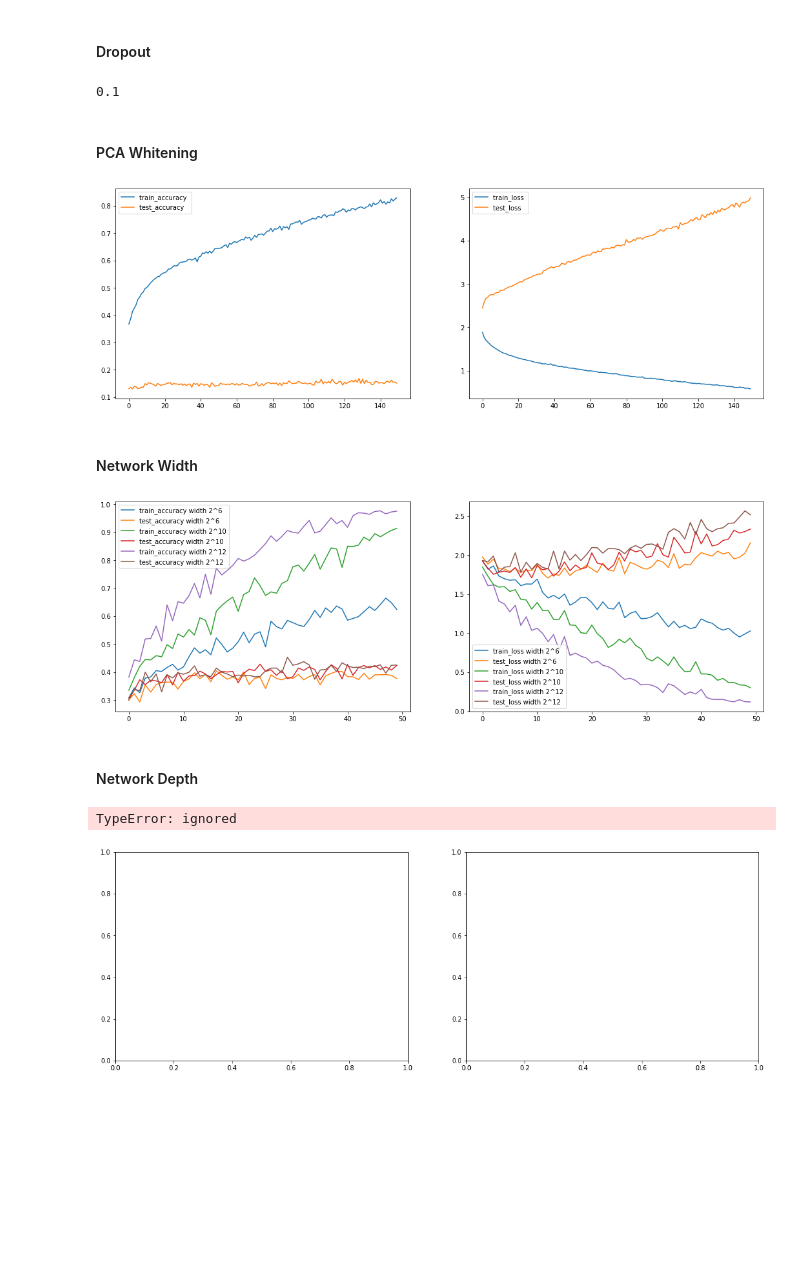
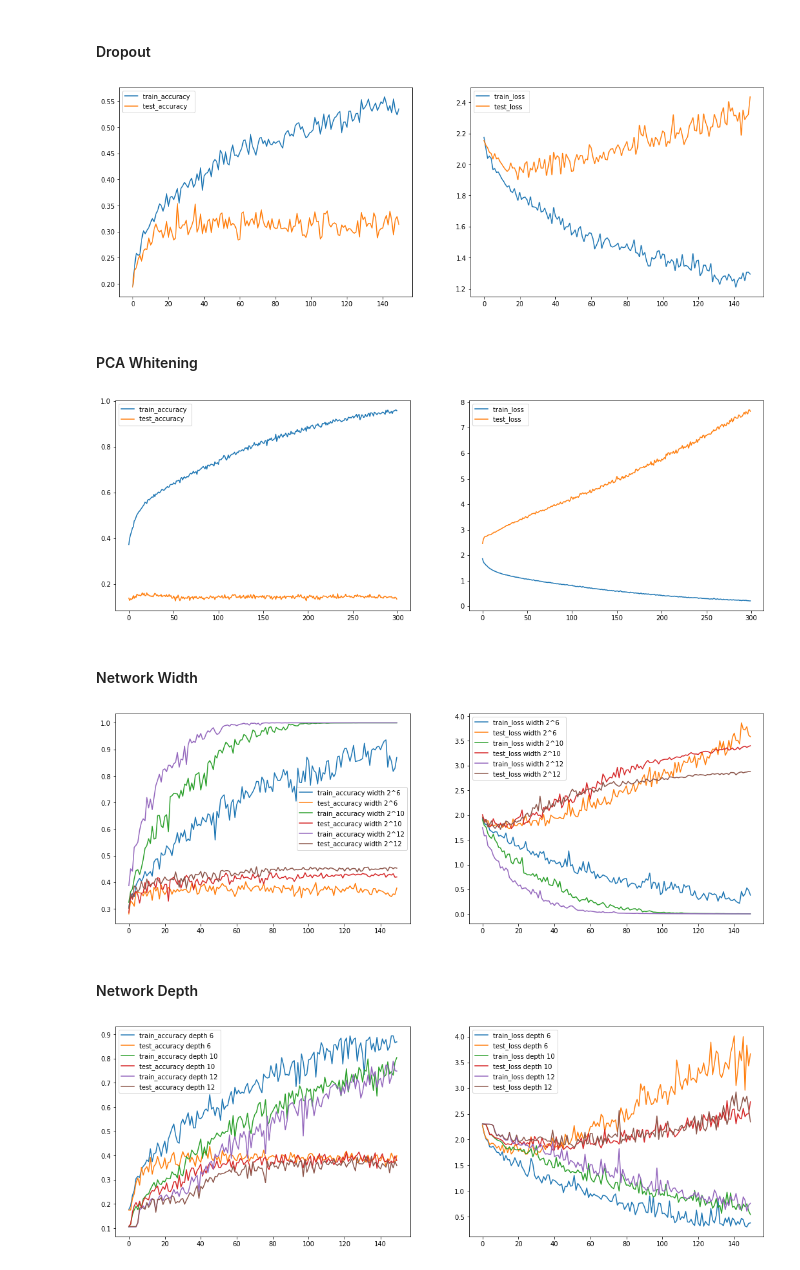
Before and after one commit to ItayShalit/Intro-to-Deep-Learning, a Jupyter notebook: Intro_to_DL_Assignment_1.ipynb, the cells around one changed output. Drawn from its saved outputs; the diff is of its cells as text; code cells hidden in the pictures; blank space fills up the shorter version.

```diff
--- a/Intro_to_DL_Assignment_1.ipynb
+++ b/Intro_to_DL_Assignment_1.ipynb
@@ -350,11 +350,9 @@ model = FFNeuralNetworkDropout().to(device)
 torch.nn.init.normal_(model.linear_relu_stack[0].weight, mean=0.0, std=best_configuration['init_std'])
 torch.nn.init.normal_(model.linear_relu_stack[3].weight, mean=0.0, std=best_configuration['init_std'])
 optimizer = torch.optim.SGD(model.parameters(), lr=best_configuration["learning rate"], momentum=best_configuration["momentum_param"])
-train_and_plot_results(trainloader, testloader, model, loss_fn, optimizer, 100, device)
+train_and_plot_results(trainloader, testloader, model, loss_fn, optimizer, 150, device)
+# %% [output]
+[figure, added]
-# %%
-best_configuration['init_std']
-# %% [output]
-0.1
 # %% [markdown]
 #### PCA Whitening
 # %%
@@ -400,9 +398,9 @@ model = FFNeuralNetworkPCA().to(device)
 torch.nn.init.normal_(model.linear_relu_stack[0].weight, mean=0.0, std=best_configuration['init_std'])
 torch.nn.init.normal_(model.linear_relu_stack[2].weight, mean=0.0, std=best_configuration['init_std'])
 optimizer = torch.optim.SGD(model.parameters(), lr=best_configuration["learning rate"], momentum=best_configuration["momentum_param"])
-train_and_plot_results(trainloader_pca, testloader_pca, model, loss_fn, optimizer, 150, device)
+train_and_plot_results(trainloader_pca, testloader_pca, model, loss_fn, optimizer, 300, device)
 # %% [output]
-[figure, old version]
+[figure, new version]
 # %% [markdown]
 #### Network Width
 # %%
@@ -437,11 +435,11 @@ for width in width_vals:
   torch.nn.init.normal_(model.linear_relu_stack[0].weight, mean=0.0, std=best_configuration['init_std'])
   torch.nn.init.normal_(model.linear_relu_stack[2].weight, mean=0.0, std=best_configuration['init_std'])
   optimizer = torch.optim.SGD(model.parameters(), lr=best_configuration["learning rate"], momentum=best_configuration["momentum_param"])
-  train_and_plot_results(trainloader, testloader, model, loss_fn, optimizer, epochs, device, figure = figure, plot_results = False, label_addition = f'width 2^{width}')
+  train_and_plot_results(trainloader, testloader, model, loss_fn, optimizer, 150, device, figure = figure, plot_results = False, label_addition = f'width 2^{width}')
 
 figure.show()
 # %% [output]
-[figure, old version]
+[figure, new version]
 # %% [markdown]
 #### Network Depth
 # %%
@@ -450,12 +448,13 @@ def NNClassGeneratorByDepth(depth):
       def __init__(self):
           super(FFNeuralNetwork, self).__init__()
           self.flatten = nn.Flatten()
-          sequence = [nn.Linear(3072, 64)]
+          sequence = OrderedDict()
+          sequence['lin1'] = nn.Linear(3072, 64)
           for i in range(depth-1):
-            sequence.append(nn.ReLU())
-            sequence.append(nn.Linear(64, 64))
-          sequence.append(nn.ReLU())
-          sequence.append(nn.Linear(64, 10))
+            sequence[f'rel{i+1}'] = nn.ReLU()
+            sequence[f'lin{i+2}'] = nn.Linear(64, 64)
+          sequence[f'rel{depth}'] = nn.ReLU()
+          sequence[f'rel{depth + 1}'] = nn.Linear(64, 10)
           self.linear_relu_stack = nn.Sequential(sequence)
 
       def forward(self, x):
@@ -464,22 +463,20 @@ def NNClassGeneratorByDepth(depth):
           return logits
   return FFNeuralNetwork
 # %%
-epochs = 80
-
 figure = plt.figure(figsize=(18, 6))
 ax1 = figure.add_subplot(1,2,1)
 ax2 = figure.add_subplot(1,2,2)
 depth_vals = [6, 10, 12]
 
 for depth in depth_vals:
   NNClass = NNClassGeneratorByDepth(depth)
   model = NNClass().to(device)
-  torch.nn.init.normal_(model.linear_relu_stack[0].weight, mean=0.0, std=best_configuration.init_std)
-  torch.nn.init.normal_(model.linear_relu_stack[2].weight, mean=0.0, std=best_configuration.init_std)
+  for i in range(len(model.linear_relu_stack)):
+    if i%2 == 0:
+      torch.nn.init.normal_(model.linear_relu_stack[i].weight, mean=0.0, std=best_configuration['init_std'])
   optimizer = torch.optim.SGD(model.parameters(), lr=best_configuration["learning rate"], momentum=best_configuration["momentum_param"])
-  train_and_plot_results(trainloader, testloader, model, loss_fn, optimizer, epochs, device, figure = figure, plot_results = False, label_addition = f'depth {depth}')
+  train_and_plot_results(trainloader, testloader, model, loss_fn, optimizer, 150, device, figure = figure, plot_results = False, label_addition = f'depth {depth}')
 
 figure.show()
 # %% [output]
-TypeError: ignored
-[figure, old version]
+[figure, new version]
```
Also changed, not shown: parts of 5 cells of this notebook.
